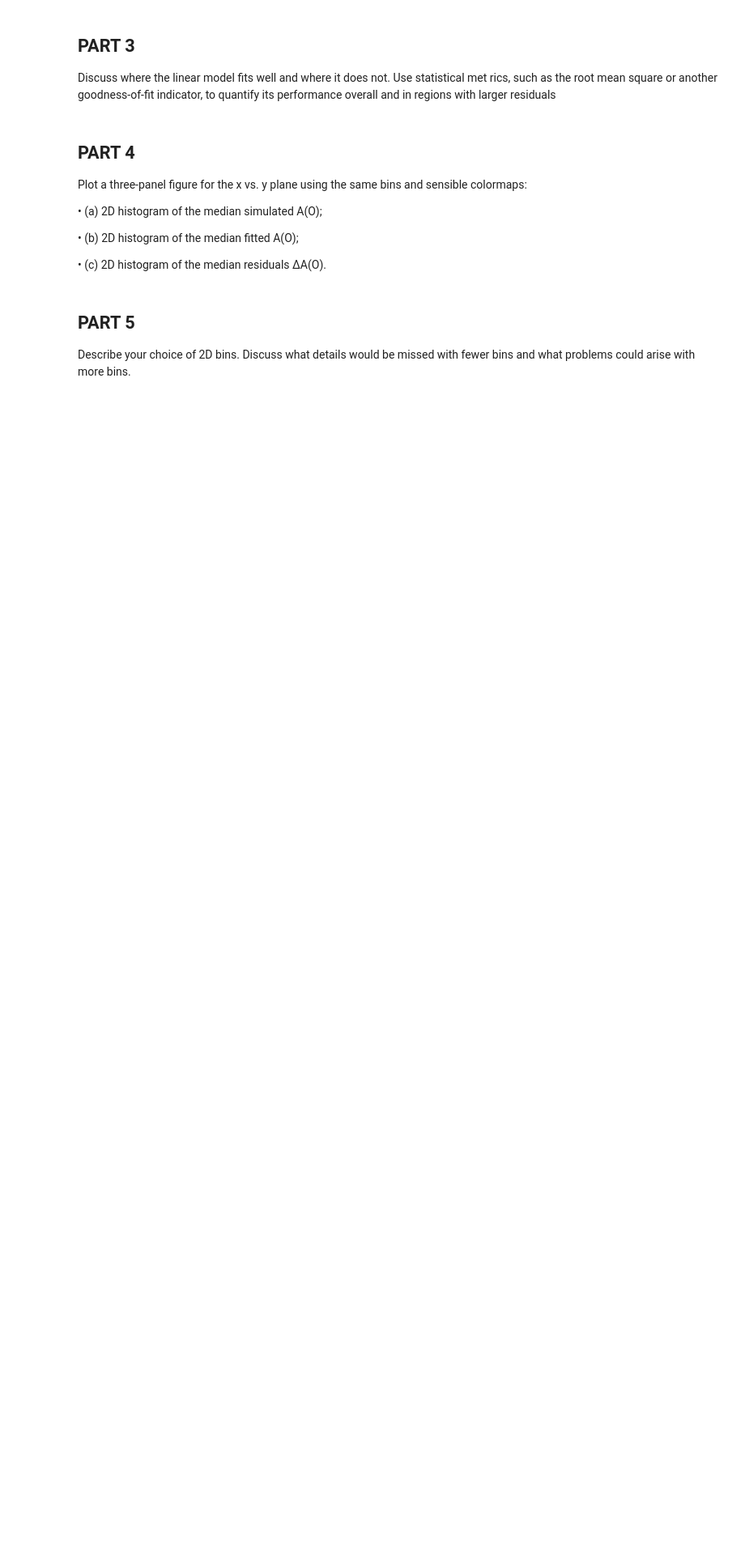
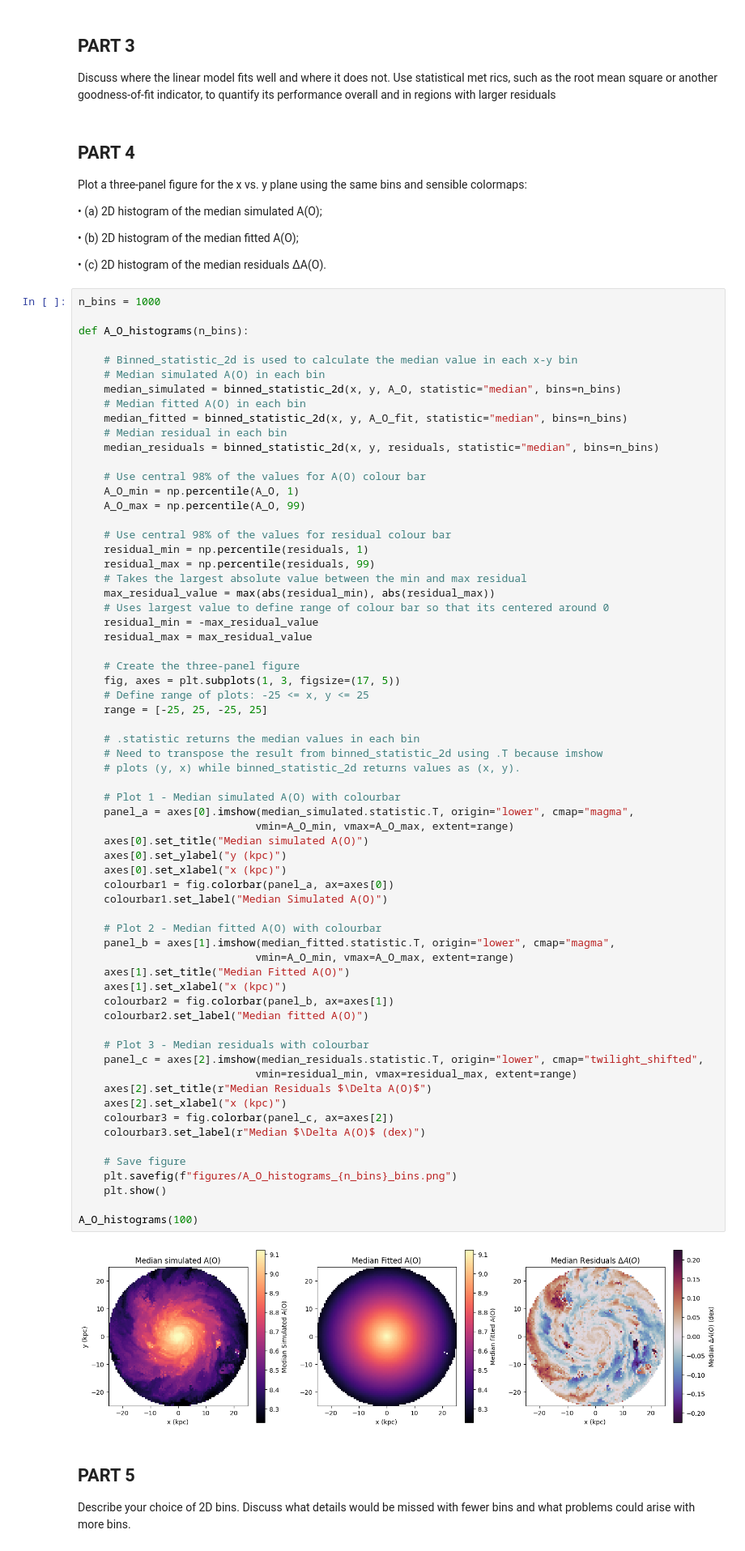
Before and after one commit to u7678360/ASTR4004-Assignment-2, a Jupyter notebook: Question 3.ipynb, the cells around one changed output. Shown at 81% size. Saved outputs shown, nothing was run; the diff lists cells and outputs as text; blank space fills up the shorter version.

```diff
--- a/Question 3.ipynb
+++ b/Question 3.ipynb
@@ -29,6 +85,73 @@ Plot a three-panel figure for the x vs. y plane using the same bins and sensible
 • (b) 2D histogram of the median fitted A(O);
 
 • (c) 2D histogram of the median residuals ∆A(O).
+# %%
+n_bins = 1000
+
+def A_O_histograms(n_bins):
+
+    # Binned_statistic_2d is used to calculate the median value in each x-y bin
+    # Median simulated A(O) in each bin
+    median_simulated = binned_statistic_2d(x, y, A_O, statistic="median", bins=n_bins)
+    # Median fitted A(O) in each bin
+    median_fitted = binned_statistic_2d(x, y, A_O_fit, statistic="median", bins=n_bins)
+    # Median residual in each bin
+    median_residuals = binned_statistic_2d(x, y, residuals, statistic="median", bins=n_bins)
+
+    # Use central 98% of the values for A(O) colour bar
+    A_O_min = np.percentile(A_O, 1)
+    A_O_max = np.percentile(A_O, 99)
+
+    # Use central 98% of the values for residual colour bar
+    residual_min = np.percentile(residuals, 1)
+    residual_max = np.percentile(residuals, 99)
+    # Takes the largest absolute value between the min and max residual
+    max_residual_value = max(abs(residual_min), abs(residual_max))
+    # Uses largest value to define range of colour bar so that its centered around 0
+    residual_min = -max_residual_value
+    residual_max = max_residual_value
+
+    # Create the three-panel figure
+    fig, axes = plt.subplots(1, 3, figsize=(17, 5))
+    # Define range of plots: -25 <= x, y <= 25
+    range = [-25, 25, -25, 25]
+
+    # .statistic returns the median values in each bin
+    # Need to transpose the result from binned_statistic_2d using .T because imshow
+    # plots (y, x) while binned_statistic_2d returns values as (x, y).
+
+    # Plot 1 - Median simulated A(O) with colourbar
+    panel_a = axes[0].imshow(median_simulated.statistic.T, origin="lower", cmap="magma",
+                            vmin=A_O_min, vmax=A_O_max, extent=range)
+    axes[0].set_title("Median simulated A(O)")
+    axes[0].set_ylabel("y (kpc)")
+    axes[0].set_xlabel("x (kpc)")
+    colourbar1 = fig.colorbar(panel_a, ax=axes[0])
+    colourbar1.set_label("Median Simulated A(O)")
+
+    # Plot 2 - Median fitted A(O) with colourbar
+    panel_b = axes[1].imshow(median_fitted.statistic.T, origin="lower", cmap="magma",
+                            vmin=A_O_min, vmax=A_O_max, extent=range)
+    axes[1].set_title("Median Fitted A(O)")
+    axes[1].set_xlabel("x (kpc)")
+    colourbar2 = fig.colorbar(panel_b, ax=axes[1])
+    colourbar2.set_label("Median fitted A(O)")
+
+    # Plot 3 - Median residuals with colourbar
+    panel_c = axes[2].imshow(median_residuals.statistic.T, origin="lower", cmap="twilight_shifted",
+                            vmin=residual_min, vmax=residual_max, extent=range)
+    axes[2].set_title(r"Median Residuals $\Delta A(O)$")
+    axes[2].set_xlabel("x (kpc)")
+    colourbar3 = fig.colorbar(panel_c, ax=axes[2])
+    colourbar3.set_label(r"Median $\Delta A(O)$ (dex)")
+
+    # Save figure
+    plt.savefig(f"figures/A_O_histograms_{n_bins}_bins.png")
+    plt.show()
+
+A_O_histograms(100)
+# %% [output]
+[figure, added]
 # %% [markdown]
 ## PART 5
 Describe your choice of 2D bins. Discuss what details would be missed with fewer bins
```
Also changed, not shown: parts of 5 cells of this notebook, 6 other files.
